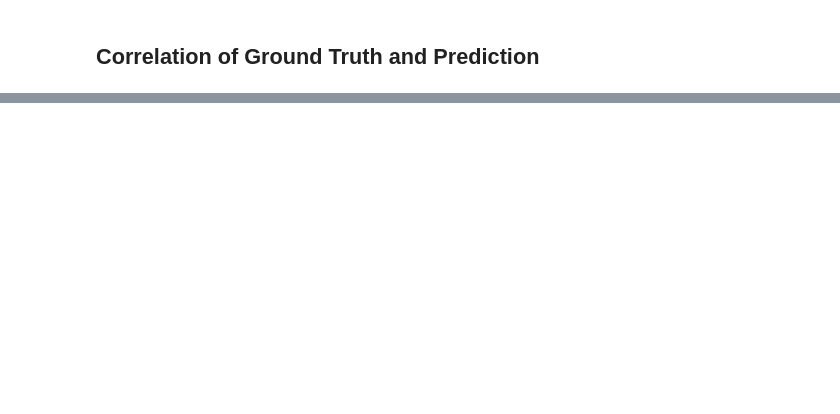
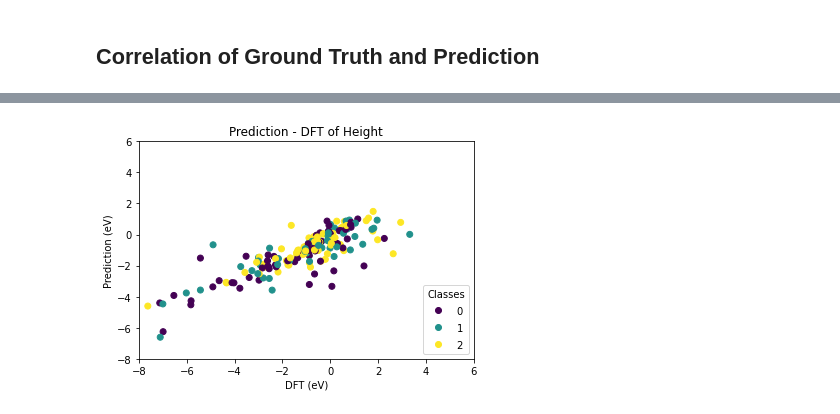
Before and after one commit to KJ-black/Machine-Learning-on-Material-Informatics, a Jupyter notebook: final_project/ML_Material_Final_Project.ipynb, the cells around one changed output, grey strips where cells are left out. Saved outputs shown, nothing was run; the diff lists cells and outputs as text; code cells hidden in the pictures; blank space fills up the shorter version.

```diff
--- a/final_project/ML_Material_Final_Project.ipynb
+++ b/final_project/ML_Material_Final_Project.ipynb
@@ -446,0 +466,13 @@ Save Done!
+# %%
+model = torch.load('DeepCovNet_model.pt', map_location=device)
+test_loss = 0
+correct = 0
+with torch.no_grad():
+    pred = model(x_val)
+    target = y_val.unsqueeze(1)
+    test_loss += loss_fn(pred, target).item()
+    correct = torch.sum((torch.abs(pred[:, 0] - target[:, 0]) < torch.abs(0.1* target[:, 0]))).item()
+correct /= len(x_val)
+test_loss /=  len(x_val)
+print("Loss:", test_loss)
+print("Accuracy:", correct)
@@ -446,0 +482,45 @@ Save Done!
+# %%
+from scipy.stats import pearsonr
+val = y_val.cpu().numpy()
+predict = pred.cpu().numpy()[:,0]
+
+# label
+label = []
+metal_dict = {'Ag':0, "Au":1, 'Cu':2}
+metal_list = ['Ag', 'Au', 'Cu']
+# sub_metal_dict = {'Ti': 0, 'V': 1, 'Cr': 2, 'Mn': 3, 'Fe': 4, 'Co': 5, 'Ni': 6, 'Mo': 7, 'Zr': 8, 'Nb': 9, 'Ru': 10, 'Rh': 11, 'Pd': 12, 'Hf': 13, 'Ta': 14, 'W': 15, 'Re': 16, 'Os': 17, 'Ir': 18, 'Pt': 19}
+sub_metal_dict = {"Ti":0, "V":0, "Cr":0, "Mn":0, "Fe":0, "Co":0, "Ni":0, "Mo":1, "Zr":1, "Nb":1, "Ru":1, "Rh":1, "Pd":1, "Hf":2, "Ta":2, "W":2, "Re":2, "Os":2, "Ir":2, "Pt":2}
+sub_metal_list = ['Ti', 'V', 'Cr', 'Mn', 'Fe', 'Co', 'Ni', 'Mo', 'Zr', 'Nb', 'Ru', 'Rh', 'Pd', 'Hf', 'Ta', 'W', 'Re', 'Os', 'Ir', 'Pt']
+condition = "sub_metal"
+
+for l in z_val:
+    if condition=="metal":
+        label.append(metal_dict[l[0]])
+    elif condition=="sub_metal":
+        label.append(sub_metal_dict[l[1]])
+    elif condition=="adsorb":
+        if l[2] in ["H2", "O2", "N2", "CO2"]:
+            label.append(0)
+        elif l[2] in ["H", "O", "N", "CO"]:
+            label.append(1)
+        else:
+            label.append(2)
+
+fig, ax = plt.subplots()
+plt.title( "Prediction - DFT of Height")
+plt.xlabel( "DFT (eV)")
+plt.ylabel( "Prediction (eV)")
+plt.ylim(-8, 6)
+plt.xlim(-8, 6)
+scatter = ax.scatter( val, predict, c=label)
+legend1 = ax.legend(*scatter.legend_elements(num=2),
+                    loc="lower right",
+                    title="Classes",
+#                     bbox_to_anchor=(1.2, -0.5)
+                   )
+# ax.add_artist(legend1)
+corr, _ = pearsonr( val, predict)
+slope = "Corr: " + "%.6f"%corr + "\nLoss: " + "%.6f"%test_loss
+print(slope)
+plt.show()
+# %% [output]
@@ -446,0 +529 @@ Save Done!
+[figure, added]
```
Also changed, not shown: parts of 18 cells of this notebook.
